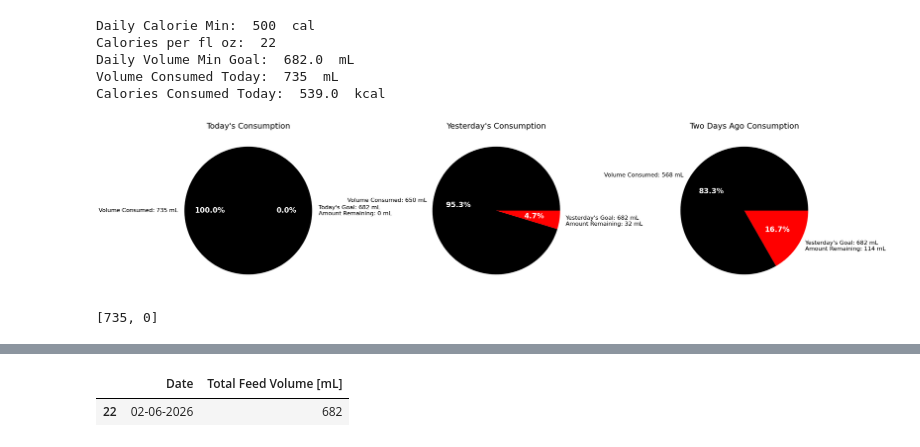
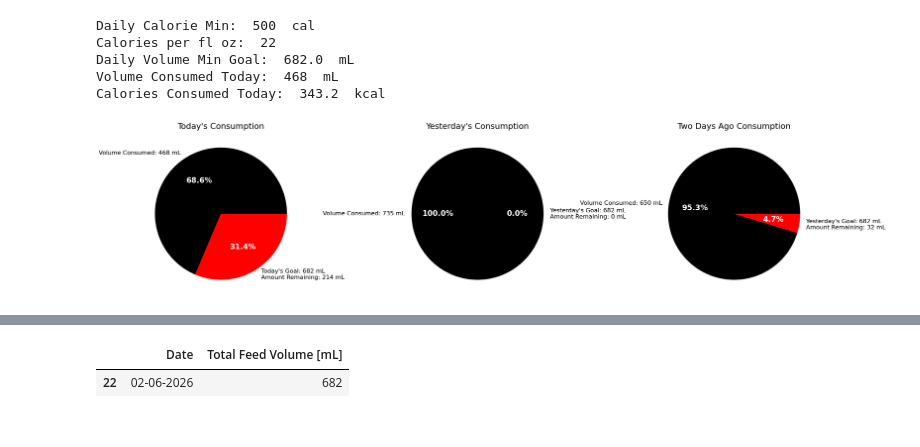
Before and after one commit to Juniper82/Theos-Feeding, a Jupyter notebook: Theo_Feeds.ipynb, the cells around one changed output, grey strips where cells are left out. Saved outputs shown, nothing was run; the diff lists cells and outputs as text; code cells hidden in the pictures.

Commit message:
updated data & and added pdf printout

```diff
--- a/Theo_Feeds.ipynb
+++ b/Theo_Feeds.ipynb
@@ -1,4 +1,5 @@
 # %%
+import os
 import pandas as pd
 import seaborn as sns
 import numpy as np
@@ -50,8 +51,14 @@ yesterday = yesterday.strftime('%m-%d-%Y')
 yesterdaysData = df.loc[df.Date == yesterday]
 yesterdaysConsum = sum(yesterdaysData['Volume [mL]'])
 yesterdaysGoal = 682
-yesterdaysData=[yesterdaysConsum , yesterdaysGoal-yesterdaysConsum]
-yesterdaysLabels = ['Volume Consumed: '+str(yesterdaysConsum)+' mL',"Yesterday's Goal: "+str(yesterdaysGoal)+' mL\nAmount Remaining: '+str(yesterdaysGoal-yesterdaysConsum)+' mL']
+
+if yesterdaysConsum >= yesterdaysGoal:
+        yesterRemanFood = 0
+else:
+    yesterRemanFood = yesterdaysGoal-yesterdaysConsum
+
+yesterdaysData=[yesterdaysConsum , yesterRemanFood]
+yesterdaysLabels = ['Volume Consumed: '+str(yesterdaysConsum)+' mL',"Yesterday's Goal: "+str(yesterdaysGoal)+' mL\nAmount Remaining: '+str(yesterRemanFood)+' mL']
 
 # Prepare Data from Two Days Ago
 
@@ -74,40 +81,36 @@ colors = ['0','r']
 
 
 fig, (ax1, ax2, ax3) = plt.subplots(1,3,figsize=(35,8))
 _, _, autotexts=ax1.pie(todaysData, labels=todaysLabels, colors=colors, autopct='%.1f%%',textprops={'fontsize': 16})
 plt.setp(autotexts, **{'color':'white', 'weight':'bold', 'fontsize':20})
 ax1.set_title("Today's Consumption", fontdict={'fontsize': 22})
 _, _, autotexts=ax2.pie(yesterdaysData, labels=yesterdaysLabels, colors=colors, autopct='%.1f%%',textprops={'fontsize': 16})
 plt.setp(autotexts, **{'color':'white', 'weight':'bold', 'fontsize':20})
 ax2.set_title("Yesterday's Consumption", fontdict={'fontsize': 22})
 
 _, _, autotexts=ax3.pie(twoDaysAgoData, labels=twoDaysAgoLabels, colors=colors, autopct='%.1f%%',textprops={'fontsize': 16})
 plt.setp(autotexts, **{'color':'white', 'weight':'bold', 'fontsize':20})
 ax3.set_title("Two Days Ago Consumption", fontdict={'fontsize': 22})
 
 # for autotext in autotexts:
 #     autotext.set_color('white')
 plt.show()
 
 # df3 = df.tail(7)
 # runningFeed = sum(df3['Volume [mL]'])
 # totalRunningOffered = sum(df3['Total Feed Volume [mL]'])
 # twentyFourHR = runningFeed/682*100
 #print("24hr Consumption: ",round(twentyFourHR,2),"%\n",sep='')
 #print(df3)
 #Calculate Averages
 # df.loc[df['Food']=='AR (22 cal)'].mean(axis=0, skipna=True, numeric_only=True)
 # %% [output]
 Daily Calorie Min:  500  cal
 Calories per fl oz:  22
 Daily Volume Min Goal:  682.0  mL
-Volume Consumed Today:  735  mL
-Calories Consumed Today:  539.0  kcal
+Volume Consumed Today:  468  mL
+Calories Consumed Today:  343.2  kcal
-[figure, old version]
+[figure, new version]
-# %%
-todaysData
-# %% [output]
-[735, 0]
 # %%
 df.loc[df['Date'] == today]
 # %% [output]
```
Also changed, not shown: parts of 6 cells of this notebook, 1 other file.
